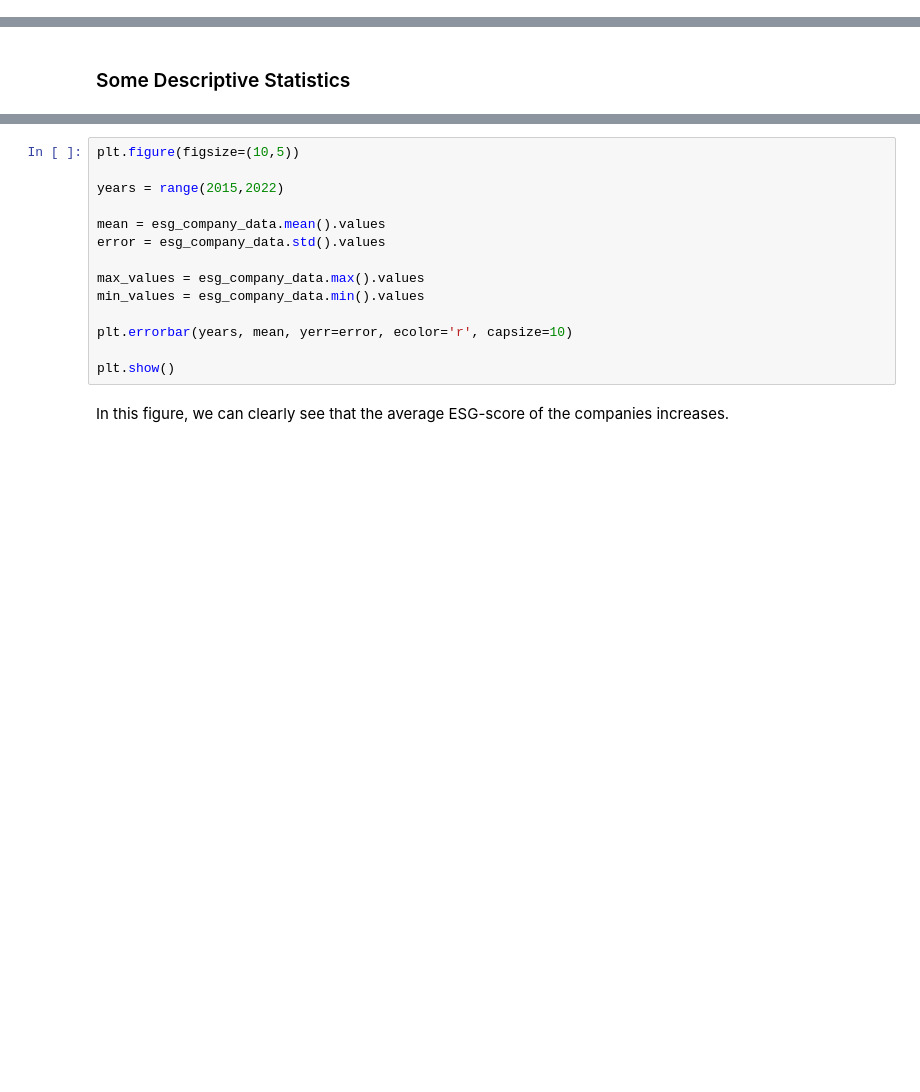
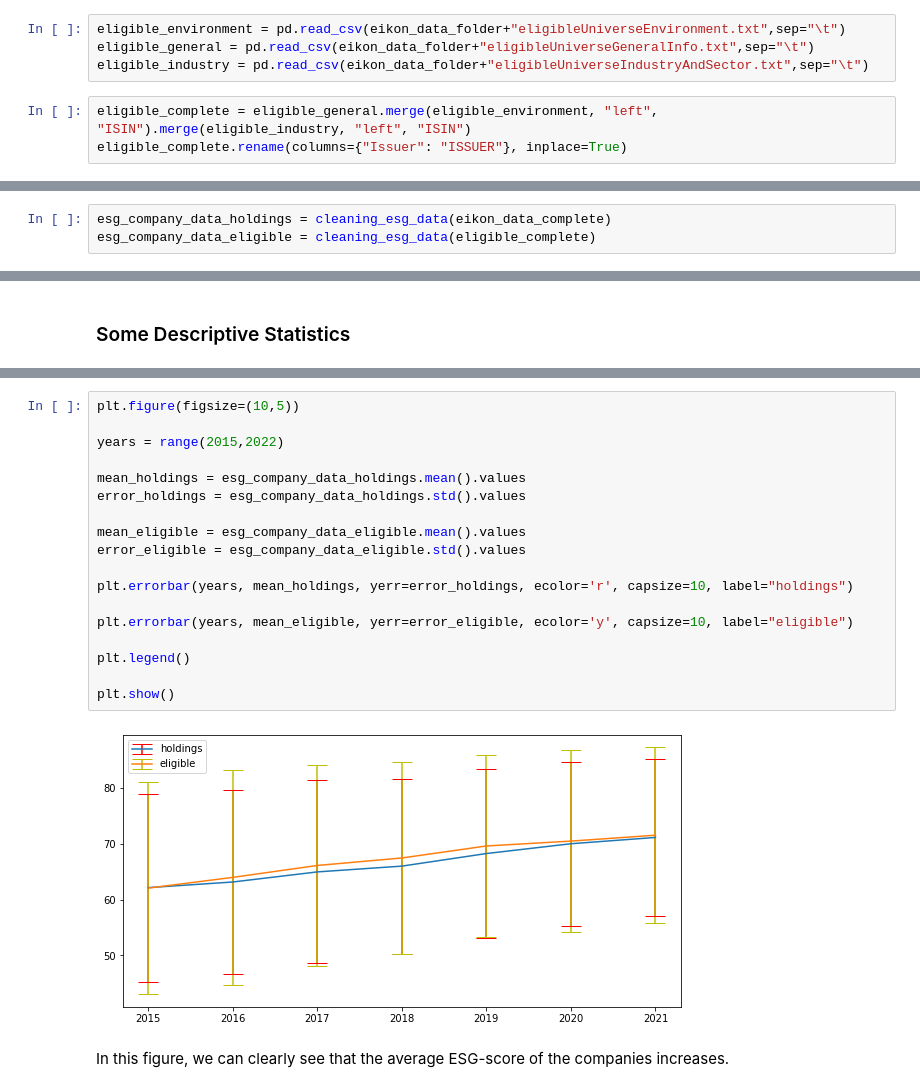
Before and after one commit to AukeVanSighem/ECB-Bond-Purchases, a Jupyter notebook: DataAnalysis.ipynb, the cells around one changed output, grey strips where cells are left out. Saved outputs shown, nothing was run; the diff lists cells and outputs as text; blank space fills up the shorter version.

Commit message:
data eligible universe, worked on their ESG scores
- read data on eligible universe
- cleaned ESG data
- made a new plot (comparing evolution of ESG means)

```diff
--- a/DataAnalysis.ipynb
+++ b/DataAnalysis.ipynb
@@ -264,0 +268,7 @@ eikon_data_complete.rename(columns={'CO2.1': 'CO2_1'}, inplace=True) #changed co
+# %%
+eligible_environment = pd.read_csv(eikon_data_folder+"eligibleUniverseEnvironment.txt",sep="\t")
+eligible_general = pd.read_csv(eikon_data_folder+"eligibleUniverseGeneralInfo.txt",sep="\t")
+eligible_industry = pd.read_csv(eikon_data_folder+"eligibleUniverseIndustryAndSector.txt",sep="\t")
+# %%
+eligible_complete = eligible_general.merge(eligible_environment, "left", "ISIN").merge(eligible_industry, "left", "ISIN")
+eligible_complete.rename(columns={"Issuer": "ISSUER"}, inplace=True)
@@ -535,3 +558,6 @@ esg_company_data = esg_company_data.drop(columns=["index"])
+# %%
+esg_company_data_holdings = cleaning_esg_data(eikon_data_complete)
+esg_company_data_eligible = cleaning_esg_data(eligible_complete)
 # %% [markdown]
 ### Spaghetti plot ESG Scores
 # %%
@@ -547,17 +595,23 @@ esg_company_data.describe()
 # %%
 plt.figure(figsize=(10,5))
 
 years = range(2015,2022)
 
-mean = esg_company_data.mean().values
-error = esg_company_data.std().values
+mean_holdings = esg_company_data_holdings.mean().values
+error_holdings = esg_company_data_holdings.std().values
 
-max_values = esg_company_data.max().values
-min_values = esg_company_data.min().values
+mean_eligible = esg_company_data_eligible.mean().values
+error_eligible = esg_company_data_eligible.std().values
 
-plt.errorbar(years, mean, yerr=error, ecolor='r', capsize=10)
+plt.errorbar(years, mean_holdings, yerr=error_holdings, ecolor='r', capsize=10, label="holdings")
+
+plt.errorbar(years, mean_eligible, yerr=error_eligible, ecolor='y', capsize=10, label="eligible")
+
+plt.legend()
 
 plt.show()
+# %% [output]
+[figure, added]
 # %% [markdown]
 In this figure, we can clearly see that the average ESG-score of the companies increases.
 # %%
```
Also changed, not shown: parts of 8 cells of this notebook.
